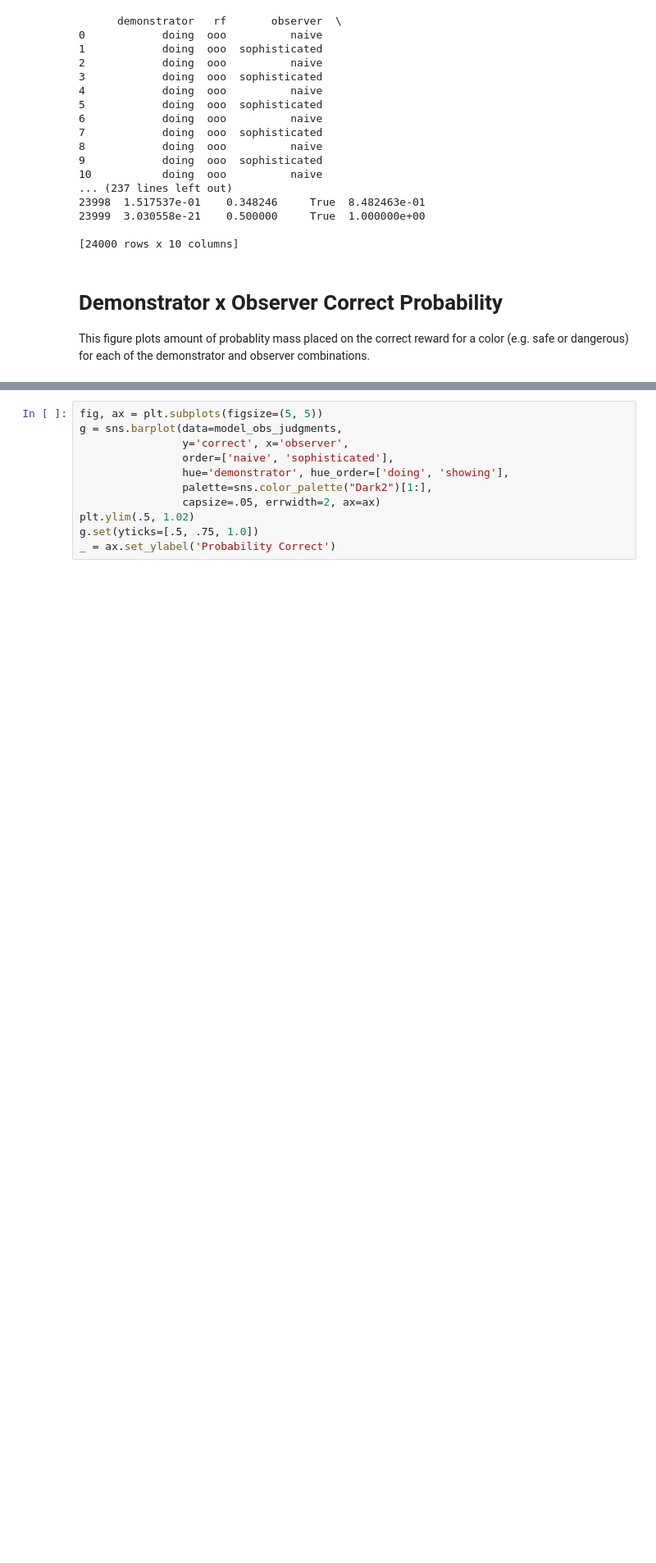
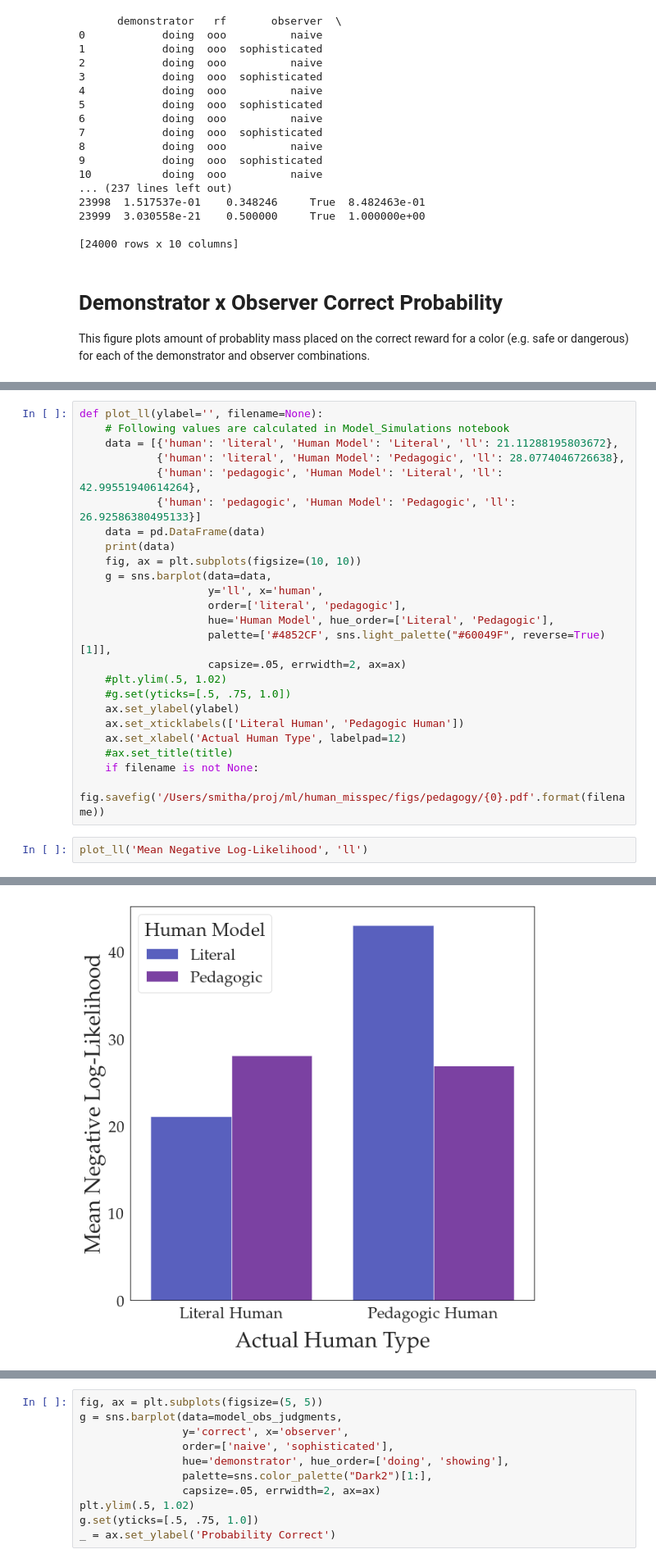
Before and after one commit to smilli/pedagogy-exps, a Jupyter notebook: Visualizations.ipynb, the cells around one changed output, grey strips where cells are left out. Shown at 82% size. Saved outputs shown, nothing was run; the diff lists cells and outputs as text; blank space fills up the shorter version.

Commit message:
Mean Negative LL

```diff
--- a/Visualizations.ipynb
+++ b/Visualizations.ipynb
@@ -112,0 +123,27 @@ _ = ax.set_ylabel('Probability on Correct Reward')
+# %%
+def plot_ll(ylabel='', filename=None):
+    # Following values are calculated in Model_Simulations notebook
+    data = [{'human': 'literal', 'Human Model': 'Literal', 'll': 21.11288195803672},
+            {'human': 'literal', 'Human Model': 'Pedagogic', 'll': 28.0774046726638},
+            {'human': 'pedagogic', 'Human Model': 'Literal', 'll': 42.99551940614264},
+            {'human': 'pedagogic', 'Human Model': 'Pedagogic', 'll': 26.92586380495133}]
+    data = pd.DataFrame(data)
+    print(data)
+    fig, ax = plt.subplots(figsize=(10, 10))
+    g = sns.barplot(data=data,
+                    y='ll', x='human',
+                    order=['literal', 'pedagogic'],
+                    hue='Human Model', hue_order=['Literal', 'Pedagogic'],
+                    palette=['#4852CF', sns.light_palette("#60049F", reverse=True)[1]],
+                    capsize=.05, errwidth=2, ax=ax)
+    #plt.ylim(.5, 1.02)
+    #g.set(yticks=[.5, .75, 1.0])
+    ax.set_ylabel(ylabel)
+    ax.set_xticklabels(['Literal Human', 'Pedagogic Human'])
+    ax.set_xlabel('Actual Human Type', labelpad=12)
+    #ax.set_title(title)
+    if filename is not None:
+        fig.savefig('/Users/smitha/proj/ml/human_misspec/figs/pedagogy/{0}.pdf'.format(filename))
+# %%
+plot_ll('Mean Negative Log-Likelihood', 'll')
+# %% [output]
@@ -112,0 +155 @@ _ = ax.set_ylabel('Probability on Correct Reward')
+[figure, added]
```
Also changed, not shown: parts of 15 cells of this notebook, 1 other file.
